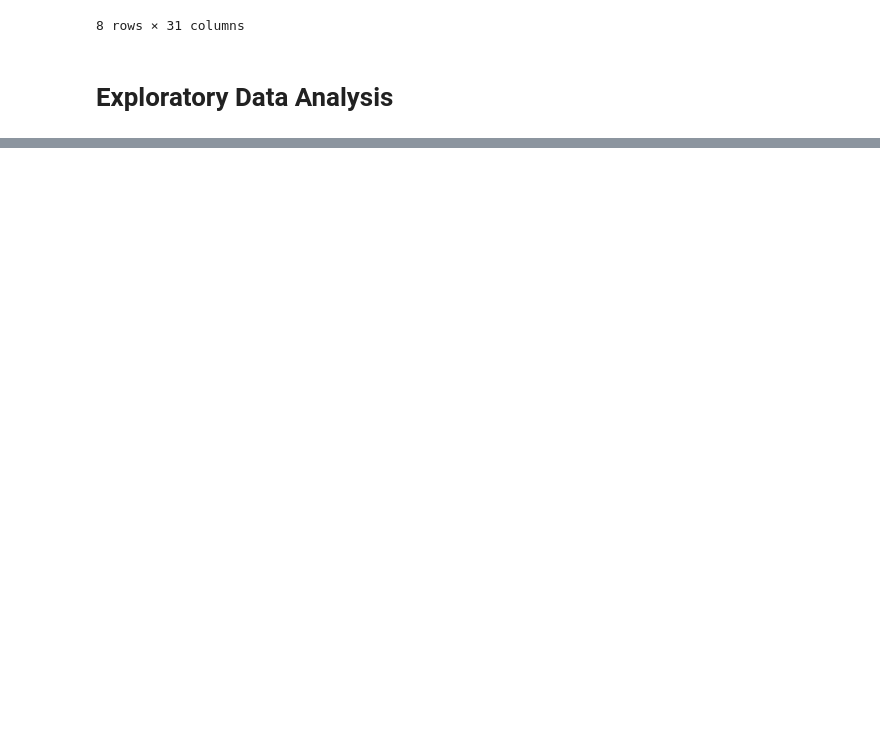
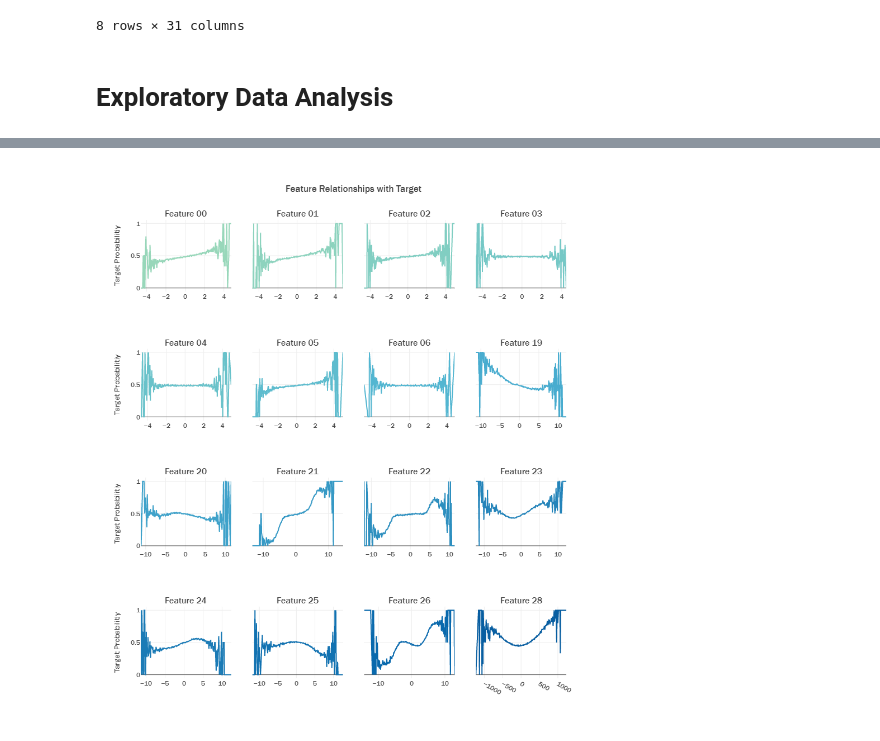
Before and after one commit to 1Amar/machine-state-prediction, a Jupyter notebook: machine-state-prediction.ipynb, the cells around one changed output, grey strips where cells are left out. Saved outputs shown, nothing was run; the diff lists cells and outputs as text; code cells hidden in the pictures; blank space fills up the shorter version.

```diff
--- a/machine-state-prediction.ipynb
+++ b/machine-state-prediction.ipynb
@@ -72,0 +104,26 @@ Name: target, dtype: float64
+# %%
+float_cols=pd.concat([float_cols,train['target']],axis=1)
+fig=make_subplots(rows=4,cols=4,
+                  subplot_titles=titles,
+                  shared_yaxes=True)
+col=[1,2,3,4]*4
+row=0
+pal=sns.color_palette("GnBu",30).as_hex()[12:]
+for i,column in enumerate(float_cols.columns[:-1]):
+    if i%4==0:
+        row+=1
+    float_cols['bins'] = pd.cut(float_cols[column],250)
+    float_cols['mean'] = float_cols.bins.apply(lambda x: x.mid)
+    df = float_cols.groupby('mean')[column,'target'].transform('mean')
+    df = df.drop_duplicates(subset=[column]).sort_values(by=column)
+    fig.add_trace(go.Scatter(x=df[column], y=df.target, name=column,
+                             marker_color=pal[i],showlegend=False),
+                  row=row, col=col[i])
+    fig.update_xaxes(zeroline=False, row=row, col=col[i])
+    if i%4==0:
+        fig.update_yaxes(title='Target Probabilitiy',row=row,col=col[i])
+fig.update_layout(template=temp, title='Feature Relationships with Target',
+                  hovermode="x unified",height=1000,width=900)
+fig.show()
+# %% [output]
+[figure, added]
```
Also changed, not shown: parts of 7 cells of this notebook.
